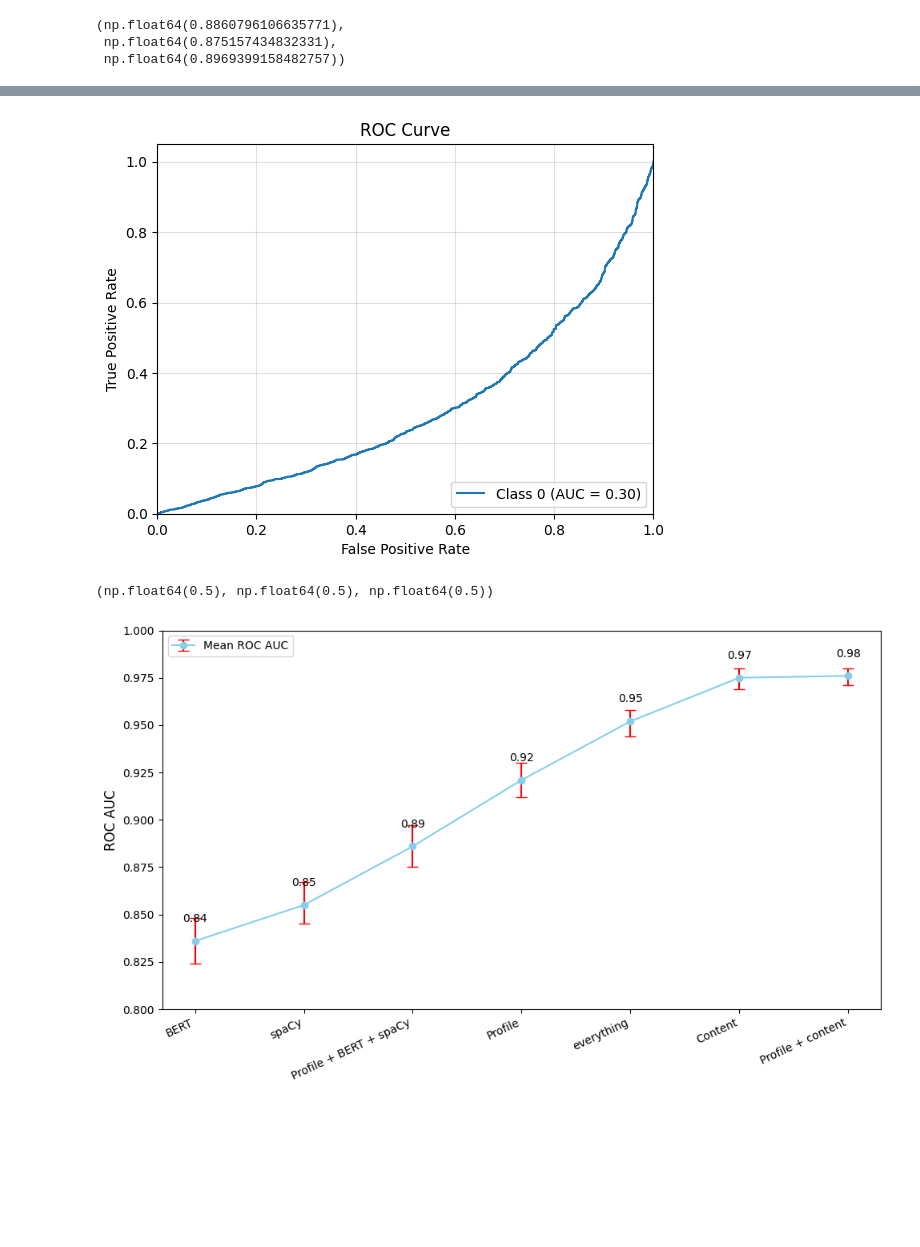
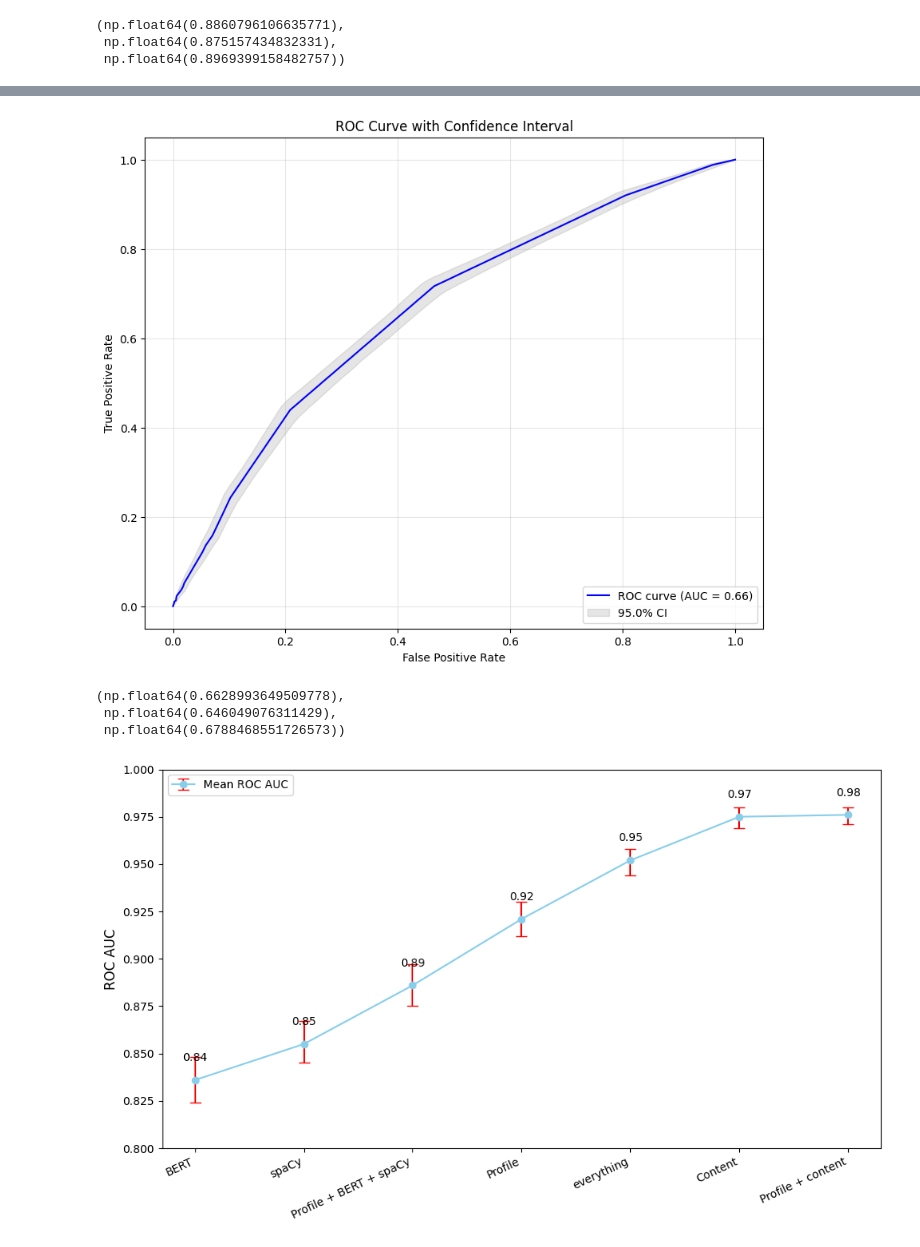
Before and after one commit to greglcr/GeometricDL, a Jupyter notebook: dataprocess.ipynb, the cells around one changed output, grey strips where cells are left out. Drawn from its saved outputs; the diff is of its cells as text; code cells hidden in the pictures; blank space fills up the shorter version.

```diff
--- a/dataprocess.ipynb
+++ b/dataprocess.ipynb
@@ -200,7 +200,8 @@ def calculate_roc_auc_with_ci(model, dataloader, num_bootstrap=1000, confidence_
     upper_bound = np.percentile(bootstrapped_aucs, upper_percentile)
 
     return original_auc, lower_bound, upper_bound
-from sklearn.metrics import roc_curve, auc
+from sklearn.metrics import roc_curve
+from sklearn.metrics import auc as f_auc
 import matplotlib.pyplot as plt
 def plot_roc_with_ci(model, dataloader, num_bootstrap=1000, confidence_level=0.95, device='cpu'):
     model.eval()
@@ -226,7 +227,7 @@ def plot_roc_with_ci(model, dataloader, num_bootstrap=1000, confidence_level=0.9
 
     # Calcul du ROC AUC original et des points de la courbe ROC
     fpr, tpr, _ = roc_curve(labels, probs)
-    original_auc = auc(fpr, tpr)
+    original_auc = f_auc(fpr, tpr)
 
     # Bootstrap pour la CI
     bootstrapped_aucs = []
@@ -247,7 +248,7 @@ def plot_roc_with_ci(model, dataloader, num_bootstrap=1000, confidence_level=0.9
         boot_fpr, boot_tpr, _ = roc_curve(boot_labels, boot_probs)
         boot_fprs.append(boot_fpr)
         boot_tprs.append(boot_tpr)
-        bootstrapped_aucs.append(auc(boot_fpr, boot_tpr))
+        bootstrapped_aucs.append(f_auc(boot_fpr, boot_tpr))
 
     lower_percentile = ((1 - confidence_level) / 2) * 100
     upper_percentile = (confidence_level + (1 - confidence_level) / 2) * 100
@@ -751,9 +752,11 @@ Epoch: 199, Loss: 0.7550, Train: 0.4899, Val: 0.5147, Test: 0.5008
 # %%
-plot_roc_curve(test_loader,modelR)
+plot_roc_with_ci(modelR,test_loader)
 calculate_roc_auc_with_ci(modelR,test_loader)
 # %% [output]
-[figure, old version]
+[figure, new version]
-(np.float64(0.5), np.float64(0.5), np.float64(0.5))
+(np.float64(0.6628993649509778),
+ np.float64(0.646049076311429),
+ np.float64(0.6788468551726573))
 # %%
 import matplotlib.pyplot as plt
 
```
Also changed, not shown: parts of 21 cells of this notebook.
